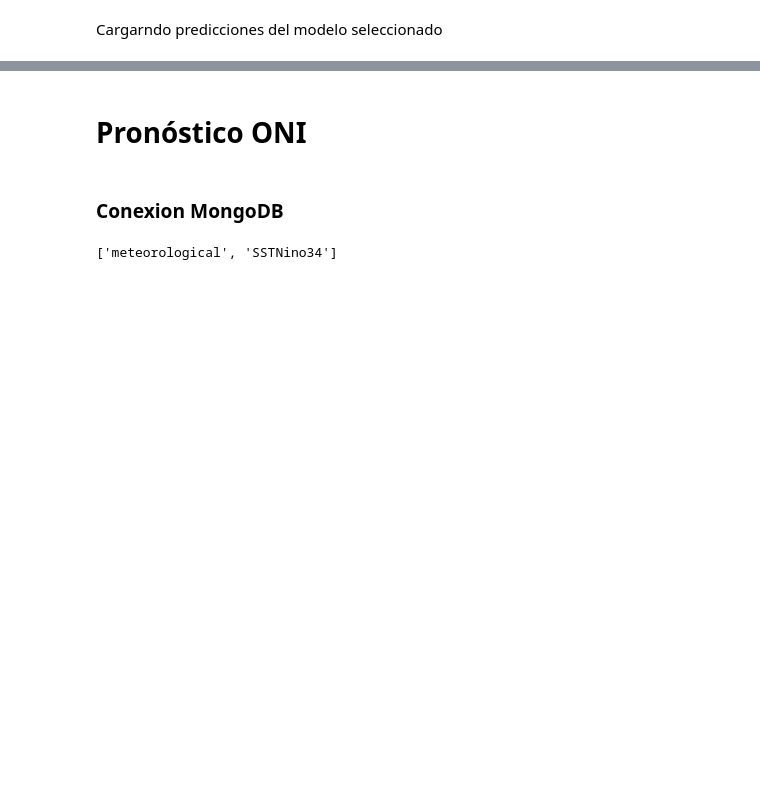
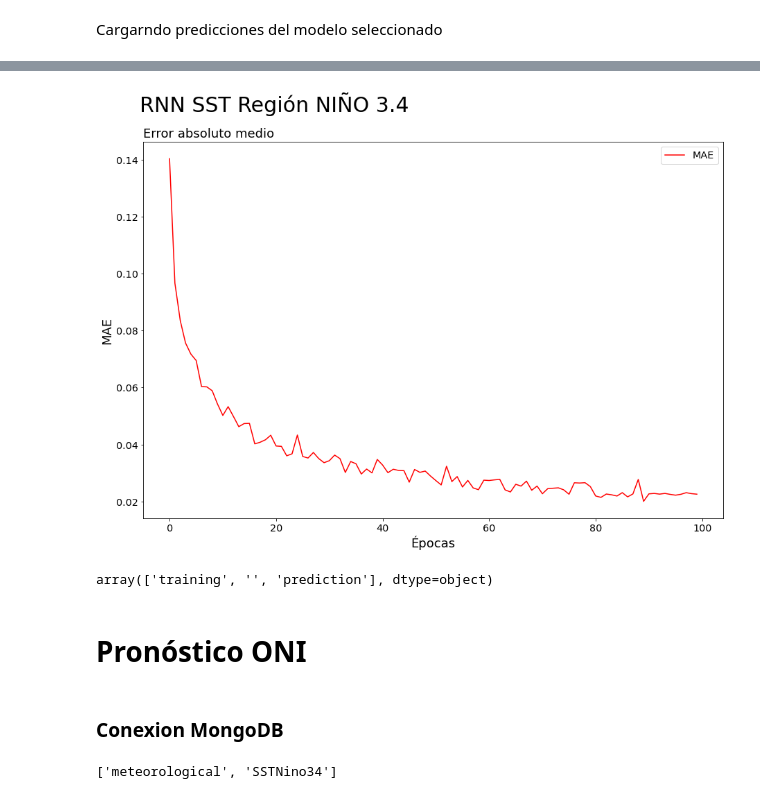
Before and after one commit to esglobe/seev-analytics, a Jupyter notebook: 3_forecast_oni_rnn_sst.ipynb, the cells around one changed output, grey strips where cells are left out. Drawn from its saved outputs; the diff is of its cells as text; code cells hidden in the pictures; blank space fills up the shorter version.

```diff
--- a/3_forecast_oni_rnn_sst.ipynb
+++ b/3_forecast_oni_rnn_sst.ipynb
@@ -85,0 +114,23 @@ list(map(lambda x: shutil.copy(x, './figures/nino34'),imagenes))
+# %%
+title = 'RNN SST Región NIÑO 3.4'
+loss = history["loss"]
+val_loss = history["mean_absolute_error"]
+epochs = range(len(loss))
+plt.figure(figsize=(15,10))
+pylab.rcParams.update(params)
+plt.plot(epochs, val_loss, "r", label="MAE")
+
+plt.title('Error absoluto medio',loc='left',fontsize=18)
+plt.suptitle(title,ha='left',fontsize=30,x=0.12)
+plt.xlabel("Épocas",fontsize=18)
+plt.ylabel("MAE",fontsize=18)
+plt.legend()
+
+plt.savefig(f'./figures/nino34/mae_rnn_model_nino34.png')
+plt.show()
+# %% [output]
+[figure, added]
+# %%
+pd_summary.type.unique()
+# %% [output]
+array(['training', '', 'prediction'], dtype=object)
```
Also changed, not shown: parts of 6 cells of this notebook, 3 other files.
